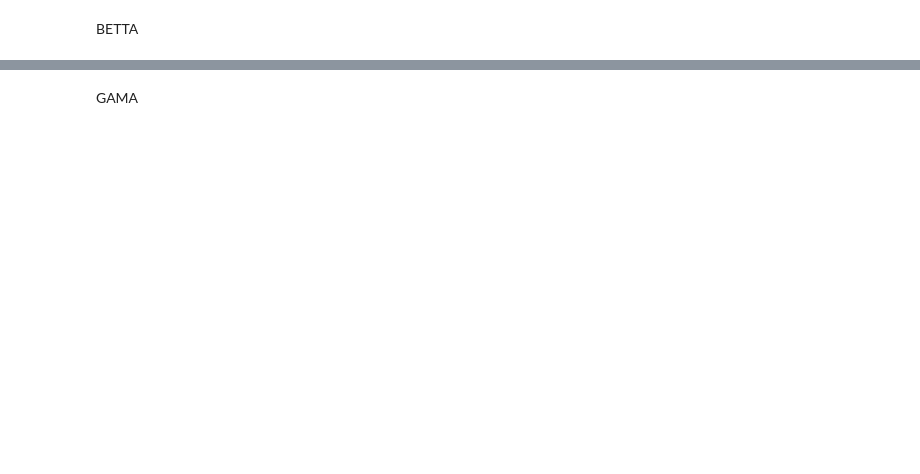
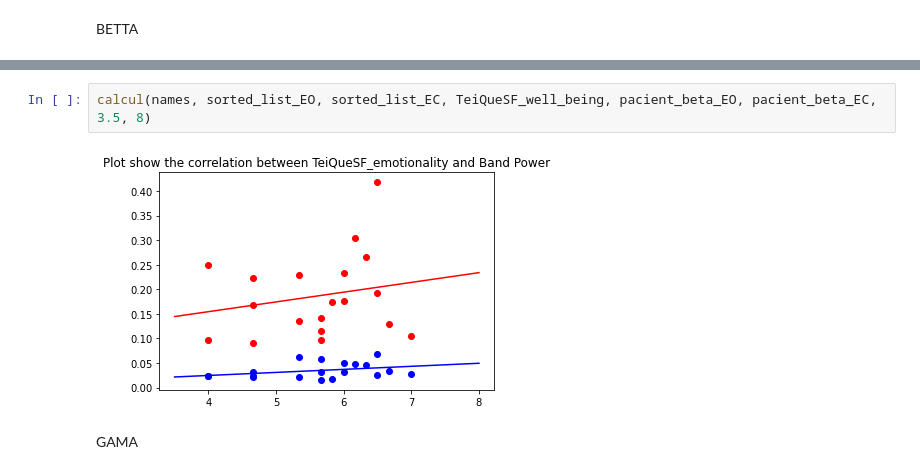
Before and after one commit to LaiaNO/EEG, a Jupyter notebook: 23_11_2020_FULL.ipynb, the cells around one changed output, grey strips where cells are left out. Saved outputs shown, nothing was run; the diff lists cells and outputs as text; blank space fills up the shorter version.

```diff
--- a/23_11_2020_FULL.ipynb
+++ b/23_11_2020_FULL.ipynb
@@ -471,3 +332,7 @@ print(stats.pearsonr(x_corr, y_corr))
+# %%
+calcul(names, sorted_list_EO, sorted_list_EC, TeiQueSF_well_being, pacient_beta_EO, pacient_beta_EC, 3.5, 8)
+# %% [output]
+[figure, added]
 # %% [markdown]
 GAMA
 # %%
```
Also changed, not shown: parts of 21 cells of this notebook, 1 other file.
